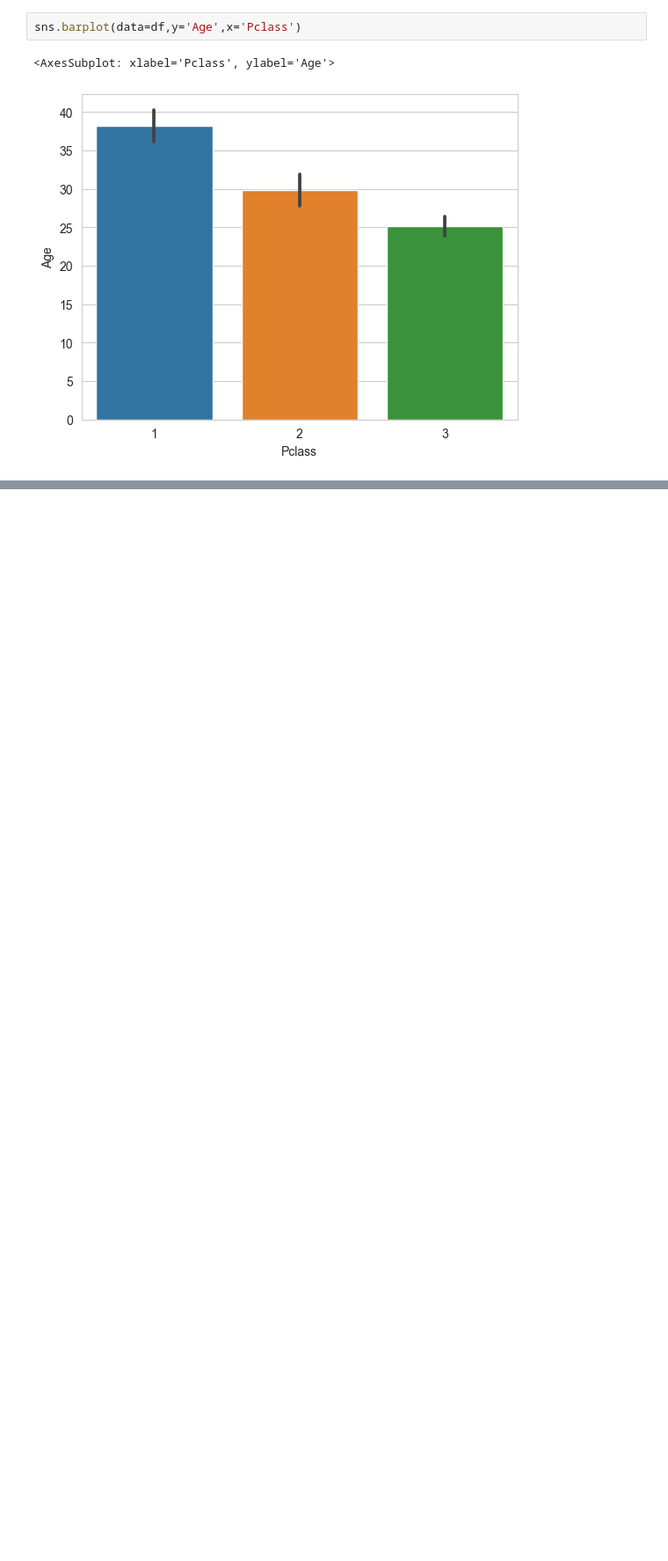
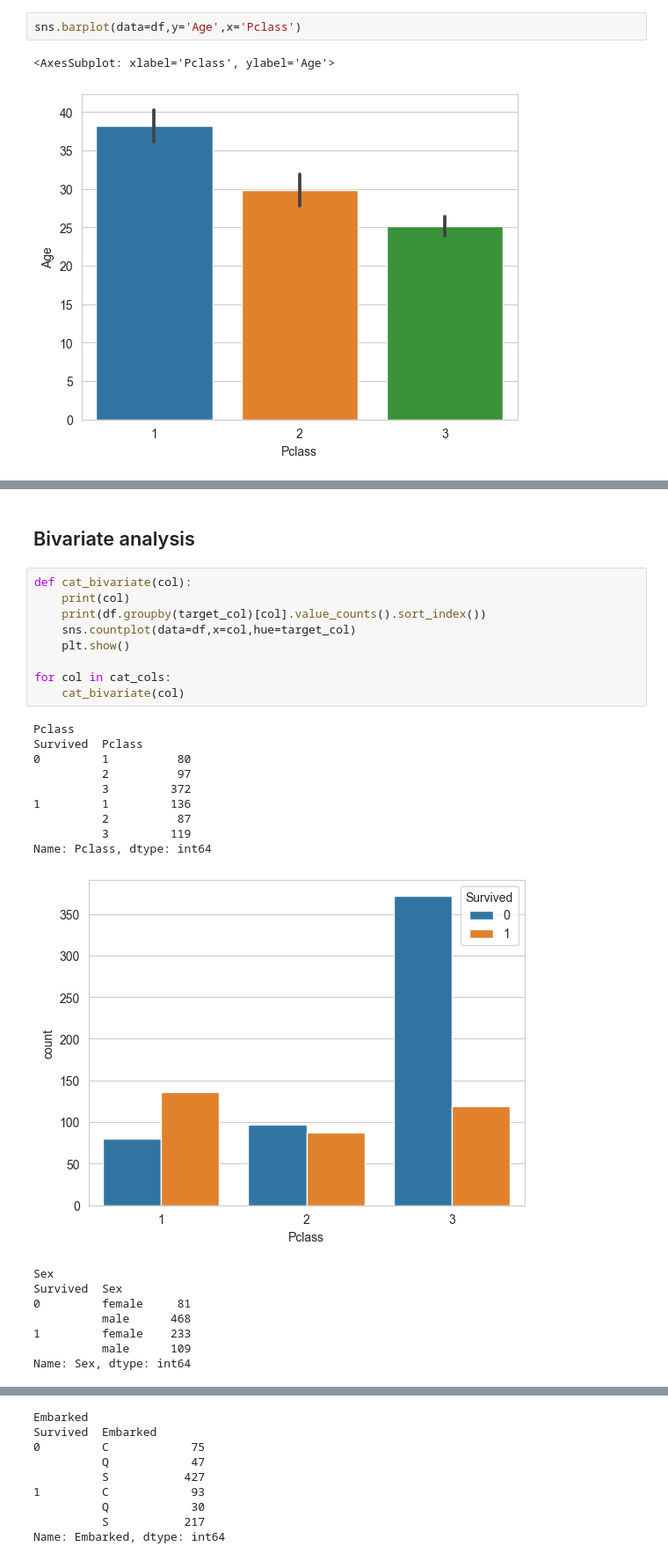
Before and after one commit to gungun1511/jecrc_cs_sep22, a Jupyter notebook: day22_logistic_regression.ipynb, the cells around one changed output, grey strips where cells are left out. Shown at 88% size. Cells and saved outputs as stored; diff of their text form; blank space fills up the shorter version.

```diff
--- a/day22_logistic_regression.ipynb
+++ b/day22_logistic_regression.ipynb
@@ -160,0 +203,29 @@ df.head()
+# %% [markdown]
+## Bivariate analysis
+# %%
+def cat_bivariate(col):
+    print(col)
+    print(df.groupby(target_col)[col].value_counts().sort_index())
+    sns.countplot(data=df,x=col,hue=target_col)
+    plt.show()
+
+for col in cat_cols:
+    cat_bivariate(col)
+# %% [output]
+Pclass
+Survived  Pclass
+0         1          80
+          2          97
+          3         372
+1         1         136
+          2          87
+          3         119
+Name: Pclass, dtype: int64
+[figure, added]
+Sex
+Survived  Sex
+0         female     81
+          male      468
+1         female    233
+          male      109
+Name: Sex, dtype: int64
@@ -160,0 +233,9 @@ df.head()
+Embarked
+Survived  Embarked
+0         C            75
+          Q            47
+          S           427
+1         C            93
+          Q            30
+          S           217
+Name: Embarked, dtype: int64
```
Also changed, not shown: parts of 19 cells of this notebook, 4 other files.
